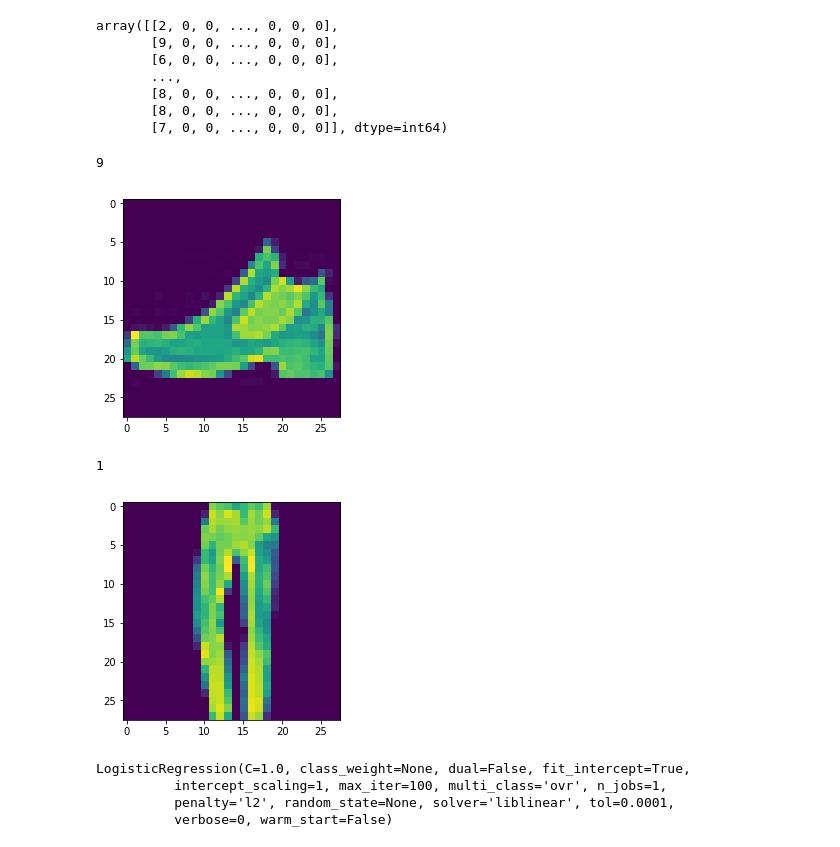
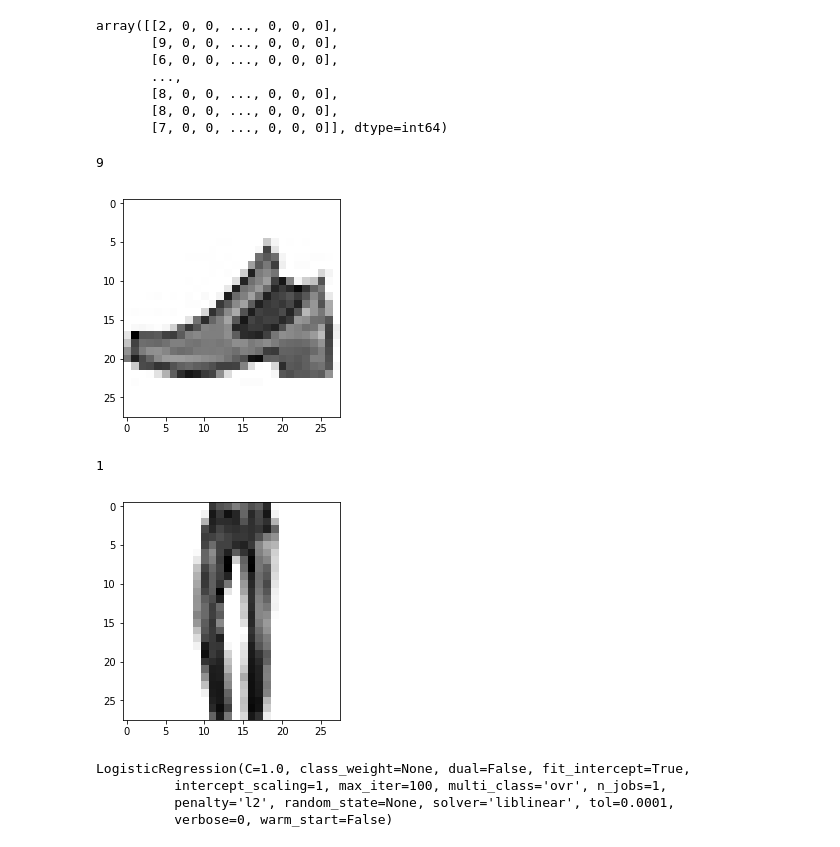
Before and after one commit to SidJain1412/FashionMNIST, a Jupyter notebook: Test1.ipynb, the cells around one changed output. Drawn from its saved outputs; the diff is of its cells as text; code cells hidden in the pictures.

```diff
--- a/Test1.ipynb
+++ b/Test1.ipynb
@@ -53,17 +55,17 @@ array([[2, 0, 0, ..., 0, 0, 0],
        [8, 0, 0, ..., 0, 0, 0],
        [7, 0, 0, ..., 0, 0, 0]], dtype=int64)
 # %%
-plt.imshow(train_arr[1, 1:].reshape(28, 28))
+plt.imshow(train_arr[1, 1:].reshape(28, 28), cmap="Greys")
 train_arr[1, 0]
 # %% [output]
 9
-[figure, old version]
+[figure, new version]
 # %%
-plt.imshow(test_arr[1, 1:].reshape(28, 28))
+plt.imshow(test_arr[1, 1:].reshape(28, 28), cmap="Greys")
 test_arr[1, 0]
 # %% [output]
 1
-[figure, old version]
+[figure, new version]
 # %%
 train_X = train_arr[:, 1:]/255
 train_y = train_arr[:, 0]
```
Also changed, not shown: parts of 3 cells of this notebook.
